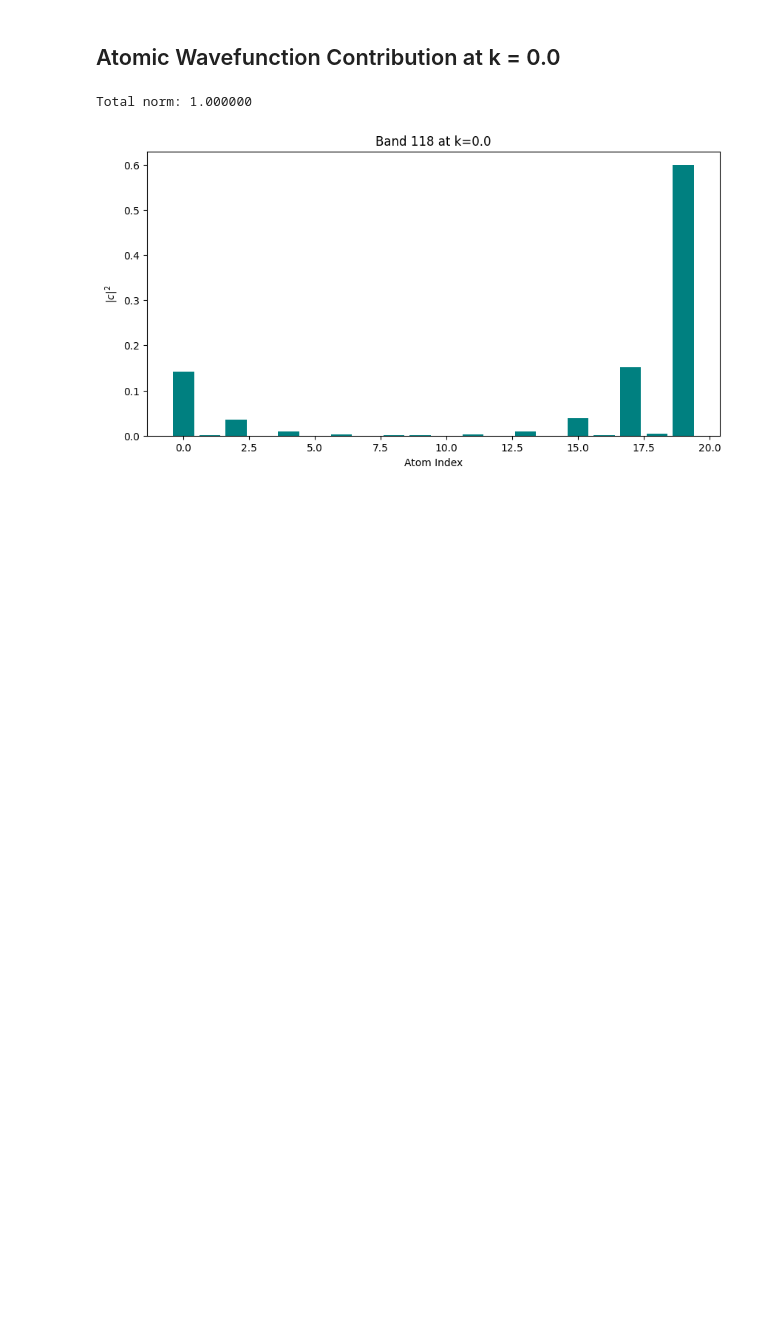
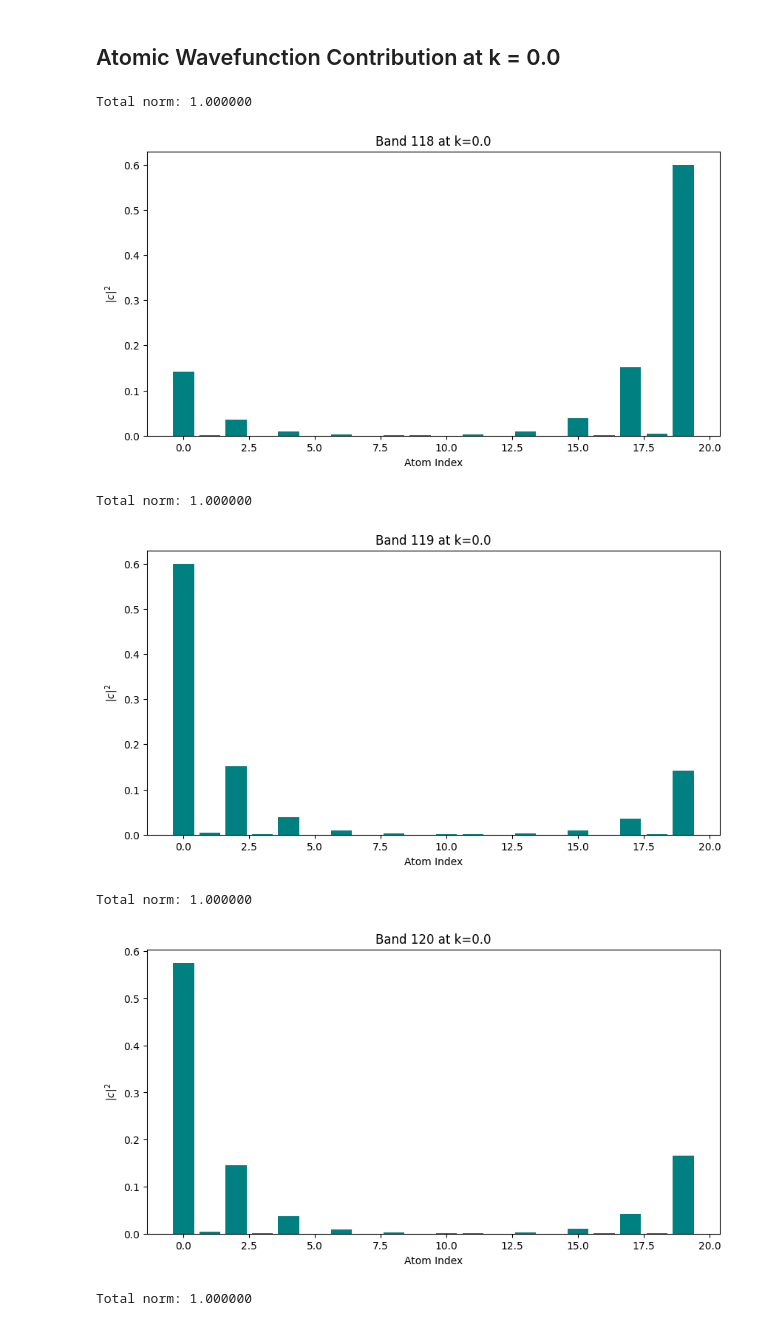
Before and after one commit to JaviLGPKE/topological_insulator, a Jupyter notebook: notebooks/edge_states.ipynb, the cells around one changed output. Cells and saved outputs as stored; diff of their text form; code cells hidden in the pictures; blank space fills up the shorter version.

```diff
--- a/notebooks/edge_states.ipynb
+++ b/notebooks/edge_states.ipynb
@@ -101,3 +112,0 @@ tb.plot_dispersion(g, bands=edge_bands)
-# %%
-k_idx = np.argmin(np.abs(g.k_edge - 0.0))
-print(f"Energy at k = {0.0} is E = {tb.band_structure_data["band_dict"][118][k_idx]:.3f}")
@@ -120,31 +113,39 @@ invariants.plot_density_of_states(LDOS, E)
 # %% [markdown]
 ## Atomic Wavefunction Contribution at k = 0.0
 # %%
+N_projections = len(tb.coupled_states)
+N_sites = len(tb.sublattice_idxs)
+N_bands = N_sites * N_projections
+
 Psi_dict = tb.band_structure_data["eigenvector_dict"]
-band = edge_bands[0]
-k_target = 0.0
-k_idx = np.argmin(np.abs(g.k_edge - k_target))
-Psi_k = Psi_dict[band][k_idx, :]
-total_norm = np.sum(np.abs(Psi_k)**2)
-print(f"Total norm: {total_norm:.6f}")
+for band in edge_bands:
+    k_idx = np.argmin(np.abs(g.k_edge - k_target))
+    Psi_k = Psi_dict[band][k_idx, :]
+    total_norm = np.sum(np.abs(Psi_k)**2)
+    print(f"Total norm: {total_norm:.6f}")
+    n_atoms = len(tb.sublattice_idxs)
+    atomic_wavefunctions = {}
+    atom_contributions = np.zeros(n_atoms)
+    for i in range(n_atoms):
+        start = i * N_projections
+        end = start + N_projections
+        orbital_block = Psi_k[start:end]  # Orbitals for atom i
+        atom_contributions[i] = np.sum(np.abs(orbital_block)**2)
+        atomic_wavefunctions[i] = Psi_k[start:end]
 
-n_atoms = 2 * g.N_r
-atomic_wavefunctions = {}
-atom_contributions = np.zeros(n_atoms)
-for i in range(n_atoms):
-    start = i * N_projections
-    end = start + N_projections
-    orbital_block = Psi_k[start:end]  # Orbitals for atom i
-    atom_contributions[i] = np.sum(np.abs(orbital_block)**2)
-    atomic_wavefunctions[i] = Psi_k[start:end]
-
-from matplotlib import pyplot as plt
-plt.figure(figsize=(10, 5))
-plt.bar(range(n_atoms), atom_contributions, color='teal')
-plt.xlabel("Atom Index")
-plt.ylabel(f"$|c|^2$")
-plt.title(f"Band {band} at k={np.abs(g.k_edge[k_idx]):.1f}")
-plt.show()
+    from matplotlib import pyplot as plt
+    plt.figure(figsize=(10, 5))
+    plt.bar(range(n_atoms), atom_contributions, color='teal')
+    plt.xlabel("Atom Index")
+    plt.ylabel(f"$|c|^2$")
+    # plt.xlim(0, 10)
+    plt.title(f"Band {band} at k={np.abs(g.k_edge[k_idx]):.1f}")
+    plt.show()
 # %% [output]
 Total norm: 1.000000
 [figure]
+Total norm: 1.000000
+[figure, added]
+Total norm: 1.000000
+[figure, added]
+Total norm: 1.000000
```
Also changed, not shown: parts of 12 cells of this notebook.
